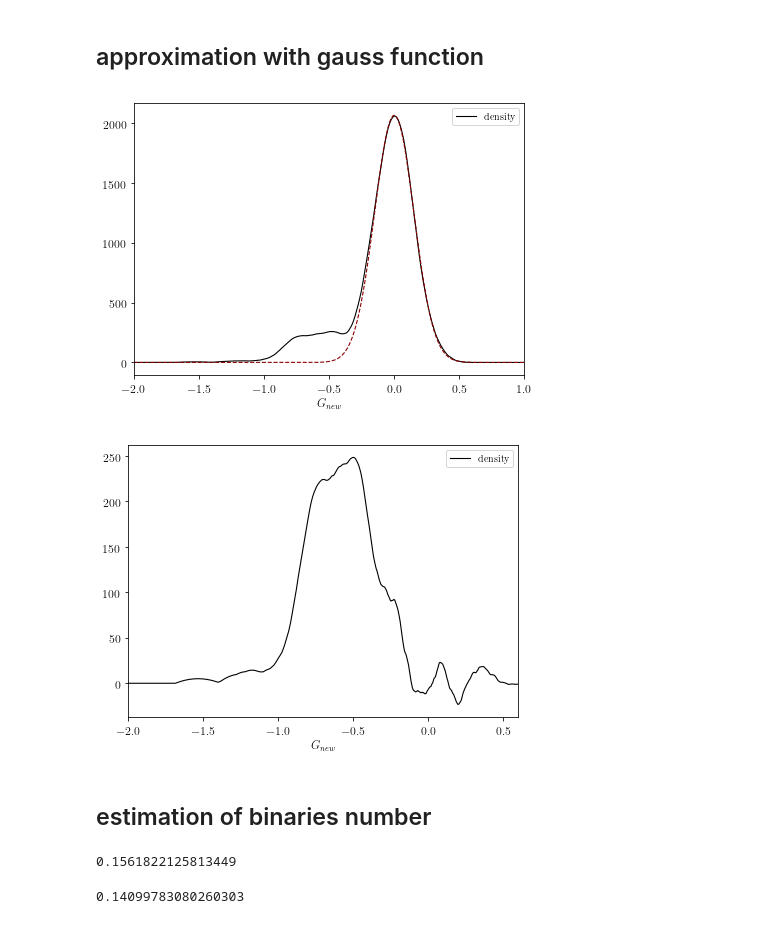
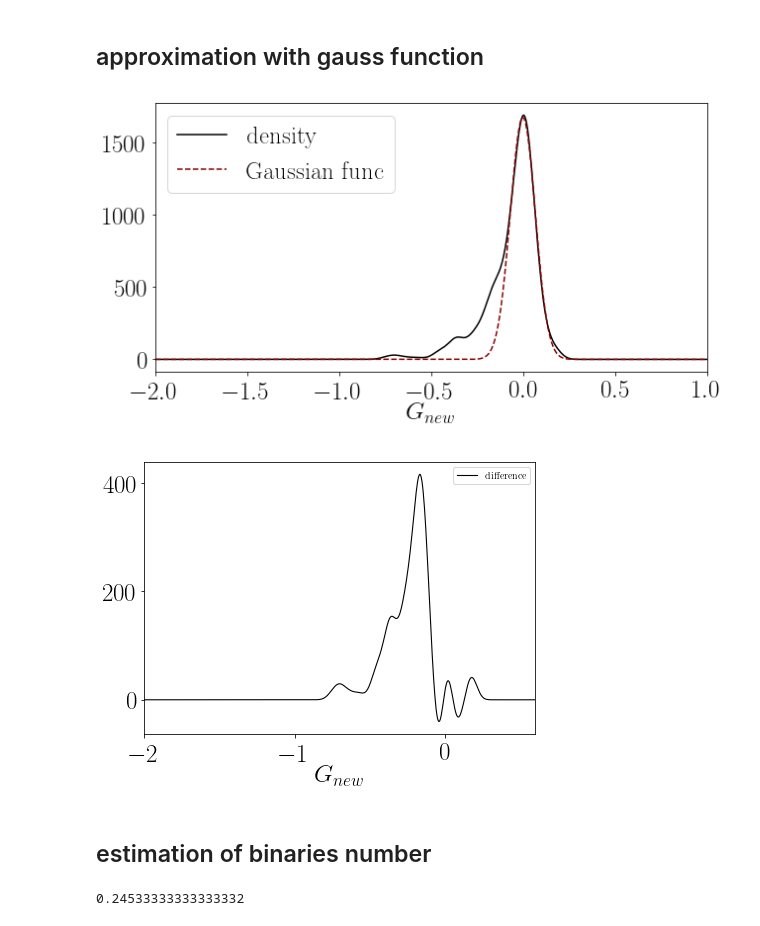
Before and after one commit to olgaborodina/GAIA_binaries, a Jupyter notebook: horizontal_MS.ipynb, the cells around one changed output. Drawn from its saved outputs; the diff is of its cells as text; code cells hidden in the pictures.

```diff
--- a/horizontal_MS.ipynb
+++ b/horizontal_MS.ipynb
@@ -86 +140,4 @@ binaries_data['Gmag_new'] = binaries_data['Gmag'] - func_iso(binaries_data['BP_R
+# %%
+func_iso = interp1d(isochrone_f['bp-rp, mag'], isochrone_f['g, mag'])
+stars['Gmag_new'] = stars['phot_g_mean_mag'] - func_iso(stars['phot_color_mag'])
 # %%
@@ -110,11 +164,18 @@ all_stars_data = pd.concat([singles_data,binaries_data])
+# %%
+num_stars = len(stars)
+profile = pd.DataFrame(data = {'x' : np.linspace(-2, 1, 701)})
+x = stars['Gmag_new']
+
+# use grid search cross-validation to optimize the bandwidth
+grid = GridSearchCV(KernelDensity(),
+                    {'bandwidth': np.linspace(0.005, 0.2, 50)}, iid=True, cv=4)
+grid.fit(x[:, None])
+bandwidth_opt = sum(grid.best_params_.values())
 # %%
-num_stars = len(all_stars_data)
-profile = pd.DataFrame(data = {'x' : np.linspace(-2, 1, 701)})
-kde = KernelDensity(kernel='epanechnikov', bandwidth=0.15)
-kde.fit(all_stars_data[['Gmag_new']].to_numpy())
+kde = KernelDensity(kernel='gaussian', bandwidth=bandwidth_opt)
 
-profile['density'] = np.exp(kde.score_samples(profile[['x']].to_numpy()))
-profile['density'] *= num_stars
+kde.fit(stars[['Gmag_new']].to_numpy())
+profile['density'] = np.exp(kde.score_samples(profile[['x']].to_numpy())) * num_stars
 # %%
 fig, ax = plt.subplots(figsize=(7,5))
 ax.plot(profile['x'], profile['density'], lw = 1.5, color = 'black')
@@ -128,37 +189,40 @@ Text(0.5, 0, '$G_{new}$')
 # %% [markdown]
 ## approximation with gauss function
 # %%
-def f(x, a, b, c):
-    return a * np.exp(-(x - b)**2 / c)
+def f(x, a, b, c, d):
+    return a * np.exp(-(x - b)**2 / c) + d
 
 row_max = profile['density'].idxmax()
-popt, pcov = curve_fit(f, profile.iloc[row_max-35:row_max+85, 0], profile.iloc[row_max-35:row_max+85, 1],
-                           bounds=([0, profile.iloc[row_max, 0]-0.1, 0],
-                                   [3000, profile.iloc[row_max, 0]+0.1, 0.1]),
+popt, pcov = curve_fit(f, profile.iloc[row_max-20:row_max+155, 0], profile.iloc[row_max-20:row_max+155, 1],
+                           bounds=([0, profile.iloc[row_max, 0]-0.1, 0, -0.1],
+                                   [7000, profile.iloc[row_max, 0]+0.1, 0.8, 0.1]),
                           maxfev=9000)
 
 profile_gauss = pd.DataFrame(data={'x': profile['x']})
 profile_gauss['density'] = f(profile_gauss['x'], *popt)
 # %%
-fig, ax = plt.subplots(figsize=(7,5))
-ax.plot(profile['x'], profile['density'], lw = 1.1, color = 'black')
-ax.plot(profile_gauss['x'], profile_gauss['density'], lw = 1.1, ls='--', color='darkred', label='_nolabel')
+fig, ax = plt.subplots(figsize=(10,5))
+ax.plot(profile['x'], profile['density'], lw = 1.5, color = 'black')
+ax.plot(profile_gauss['x'], profile_gauss['density'], lw = 1.5, ls='--', color='darkred', label='Gaussian func')
+
 ax.set_xlim(-2, 1)
 
-ax.legend(loc='upper right', fontsize=10)
+ax.legend(loc='upper left')
 ax.set_xlabel('$G_{new}$')
-fig.savefig(f"{CLUSTER}_profile.pdf", bbox_inches = 'tight')
+fig.savefig(PLOTS_DIRECTORY / f"profile_{CLUSTER}.pdf", bbox_inches = 'tight')
 # %% [output]
-[figure, old version]
+[figure, new version]
 # %%
+profile['difference'] = profile['density'] - profile_gauss['density']
+
 fig, ax = plt.subplots(figsize=(7,5))
-ax.plot(profile['x'], profile['density'] - profile_gauss['density'], lw = 1.1, color = 'black')
+ax.plot(profile['x'], profile['difference'], lw = 1.1, color = 'black')
 ax.set_xlim(-2, 0.6)
 
 ax.legend(loc='upper right', fontsize=10)
 ax.set_xlabel('$G_{new}$')
-fig.savefig(f"{CLUSTER}_profile_binaries.pdf", bbox_inches = 'tight')
+fig.savefig(PLOTS_DIRECTORY / f"profile_binaries_{CLUSTER}.pdf", bbox_inches = 'tight')
 # %% [output]
-[figure, old version]
+[figure, new version]
 # %% [markdown]
 ## estimation of binaries number
@@ -170,11 +236,6 @@ number_of_multiples = int(integrate.trapz(difference, profile['x']))
 # %%
 # доля двойных из интегрирования профиля
-number_of_multiples / len(all_stars_data)
+number_of_multiples / len(stars)
 # %% [output]
-0.1561822125813449
+0.24533333333333332
-# %%
-# доля двойных из "первичного отбора"
-len(binaries_data) / (len(binaries_data) + len(singles_data))
-# %% [output]
-0.14099783080260303
 # %%
```
Also changed, not shown: parts of 32 cells of this notebook.
